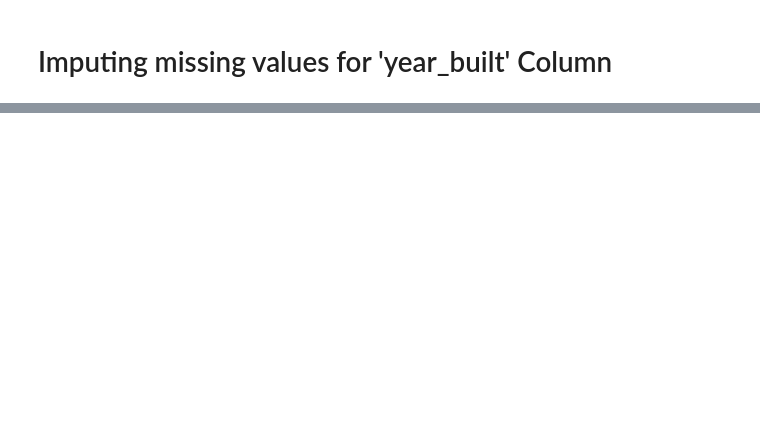
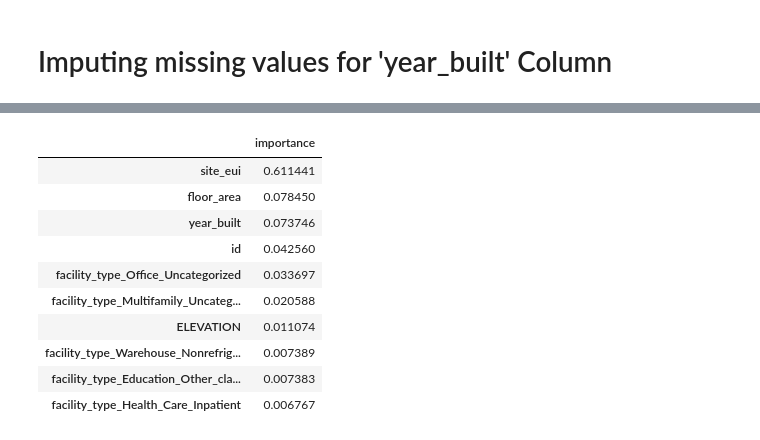
Before and after one commit to SadiqueAbdullah/WIDS_Datathon2022, a Jupyter notebook: wids-datathon2022.ipynb, the cells around one changed output, grey strips where cells are left out. Cells and saved outputs as stored; diff of their text form; code cells hidden in the pictures; blank space fills up the shorter version.

```diff
--- a/wids-datathon2022.ipynb
+++ b/wids-datathon2022.ipynb
@@ -474,0 +536,3 @@ Name: year_built, dtype: float64
+# %%
+testdf = data_1[train_data['energy_star_rating'].isnull()==True]
+traindf = data_1[train_data['energy_star_rating'].isnull()==False]
@@ -474,0 +555,17 @@ Name: year_built, dtype: float64
+# %%
+#Feature importance list
+import pandas as pd
+feature_importances = pd.DataFrame(regr.feature_importances_,index = X_train.columns,columns=['importance']).sort_values('importance',ascending=False)
+feature_importances.head(10)
+# %% [output]
+|  | importance |
+| site_eui | 0.611441 |
+| floor_area | 0.078450 |
+| year_built | 0.073746 |
+| id | 0.042560 |
+| facility_type_Office_Uncategorized | 0.033697 |
+| facility_type_Multifamily_Uncateg... | 0.020588 |
+| ELEVATION | 0.011074 |
+| facility_type_Warehouse_Nonrefrig... | 0.007389 |
+| facility_type_Education_Other_cla... | 0.007383 |
+| facility_type_Health_Care_Inpatient | 0.006767 |
```
Also changed, not shown: parts of 16 cells of this notebook.
